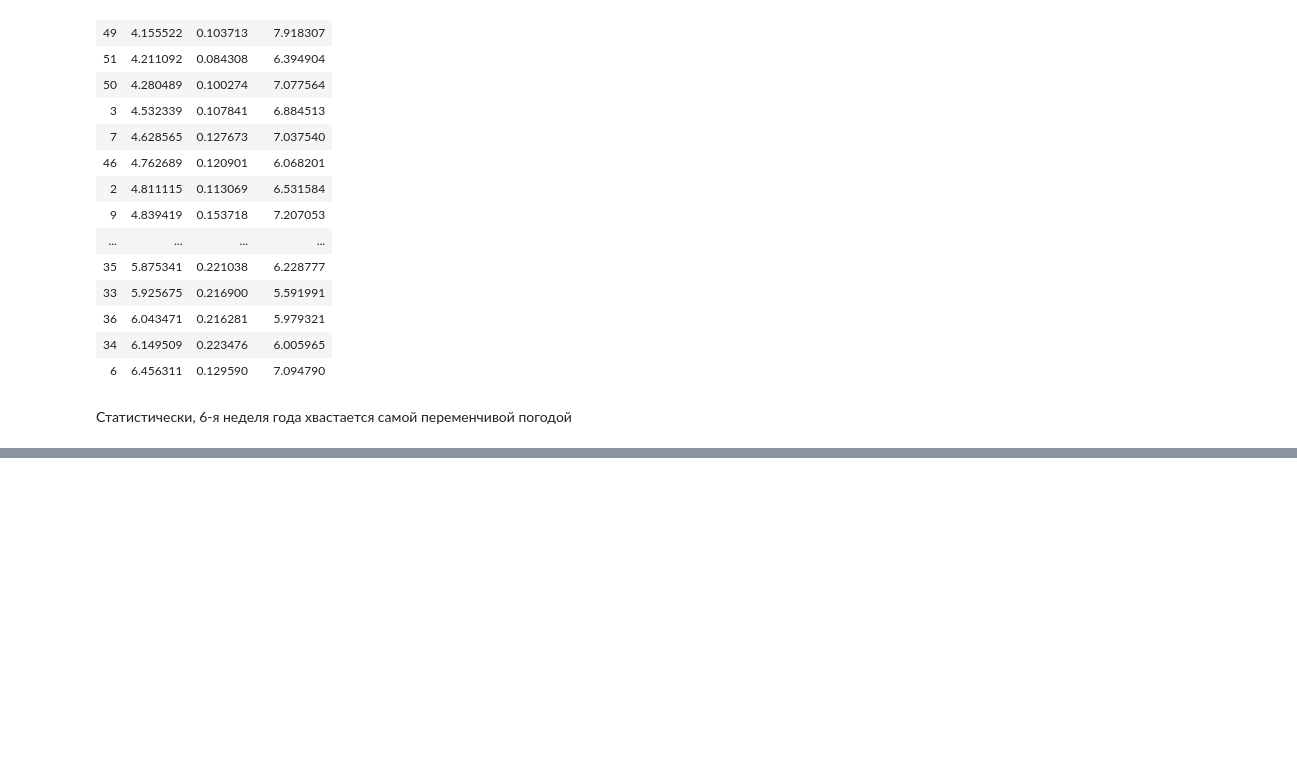
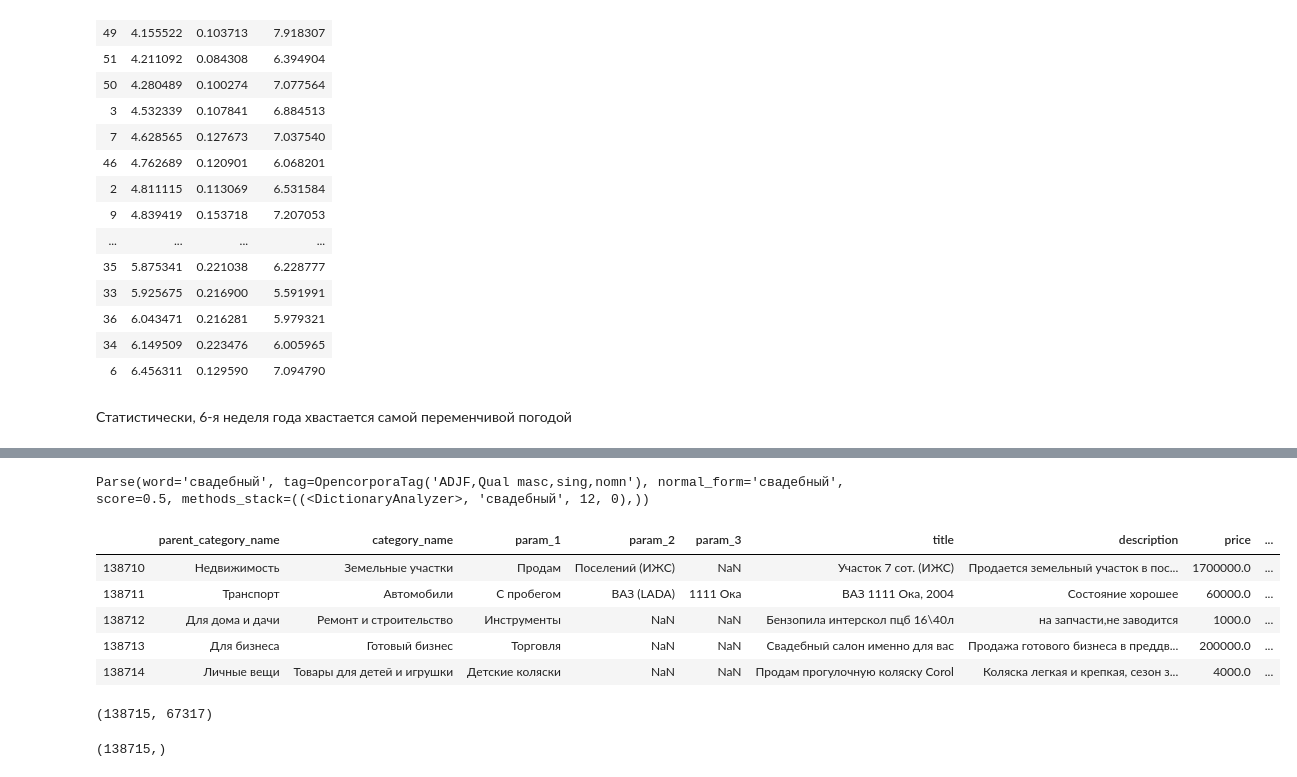
Before and after one commit to gregarshinov/ml_homeworks, a Jupyter notebook: hw_1.ipynb, the cells around one changed output, grey strips where cells are left out. Saved outputs shown, nothing was run; the diff lists cells and outputs as text; code cells hidden in the pictures; blank space fills up the shorter version.

```diff
--- a/hw_1.ipynb
+++ b/hw_1.ipynb
@@ -103,0 +135,35 @@ weeks.aggregate(np.std).sort_values(by=["temp", "humidity", "wind_speed"])
+# %%
+class FasterMorphology:
+
+    def __init__(self):
+        self.__morph = MorphAnalyzer()
+        self.__cache = {}
+
+    def parse(self, word: str):
+        if word in self.__cache:
+            return self.__cache[word]
+        else:
+            analysis = self.__morph.parse(word)
+            self.__cache[word] = analysis[0]
+            return analysis[0]
+# %%
+parser = FasterMorphology()
+num_adjectives = np.zeros(shape)
+num_nouns = np.zeros(shape)
+num_verbs = np.zeros(shape)
+num_adverbs = np.zeros(shape)
+for idx in data.index:
+    instance = data.loc[idx]
+    shape = data.shape[0]
+    for word in re.findall(r'(?u)\b\w\w+\b', instance.description):
+        analysis = parser.parse(word)
+        if analysis.tag.POS in ["ADJF", "ADJS"]:
+            num_adjectives[idx] += 1
+        elif analysis.tag.POS == "NOUN":
+            num_nouns[idx] += 1
+        elif analysis.tag.POS == "VERB":
+            num_verbs[idx] += 1
+        elif analysis.tag.POS == "ADVB":
+            num_adverbs[idx] += 1
+    if idx % 1000 == 0:
+        print(idx)
@@ -103,0 +188,19 @@ weeks.aggregate(np.std).sort_values(by=["temp", "humidity", "wind_speed"])
+# %%
+data["num_verbs"] = num_verbs
+# %%
+data["num_adjectives"] = num_adjectives
+data["num_adverbs"] = num_adverbs
+data["num_nouns"] = num_nouns
+# %%
+parser.parse("Свадебный")
+# %% [output]
+Parse(word='свадебный', tag=OpencorporaTag('ADJF,Qual masc,sing,nomn'), normal_form='свадебный', score=0.5, methods_stack=((<DictionaryAnalyzer>, 'свадебный', 12, 0),))
+# %%
+data.tail()
+# %% [output]
+|  | parent_category_name | category_name | param_1 | param_2 | param_3 | title | description | price | ... |
+| 138710 | Недвижимость | Земельные участки | Продам | Поселений (ИЖС) | NaN | Участок 7 сот. (ИЖС) | Продается земельный участок в пос... | 1700000.0 | ... |
+| 138711 | Транспорт | Автомобили | С пробегом | ВАЗ (LADA) | 1111 Ока | ВАЗ 1111 Ока, 2004 | Состояние хорошее | 60000.0 | ... |
+| 138712 | Для дома и дачи | Ремонт и строительство | Инструменты | NaN | NaN | Бензопила интерскол пцб 16\40л | на запчасти,не заводится | 1000.0 | ... |
+| 138713 | Для бизнеса | Готовый бизнес | Торговля | NaN | NaN | Свадебный салон именно для вас | Продажа готового бизнеса в преддв... | 200000.0 | ... |
+| 138714 | Личные вещи | Товары для детей и игрушки | Детские коляски | NaN | NaN | Продам прогулочную коляску Corol | Коляска легкая и крепкая, сезон з... | 4000.0 | ... |
@@ -103,0 +216,8 @@ weeks.aggregate(np.std).sort_values(by=["temp", "humidity", "wind_speed"])
+# %%
+X.shape
+# %% [output]
+(138715, 67317)
+# %%
+data.num_adjectives
+# %% [output]
+(138715,)
```
Also changed, not shown: parts of 18 cells of this notebook.
